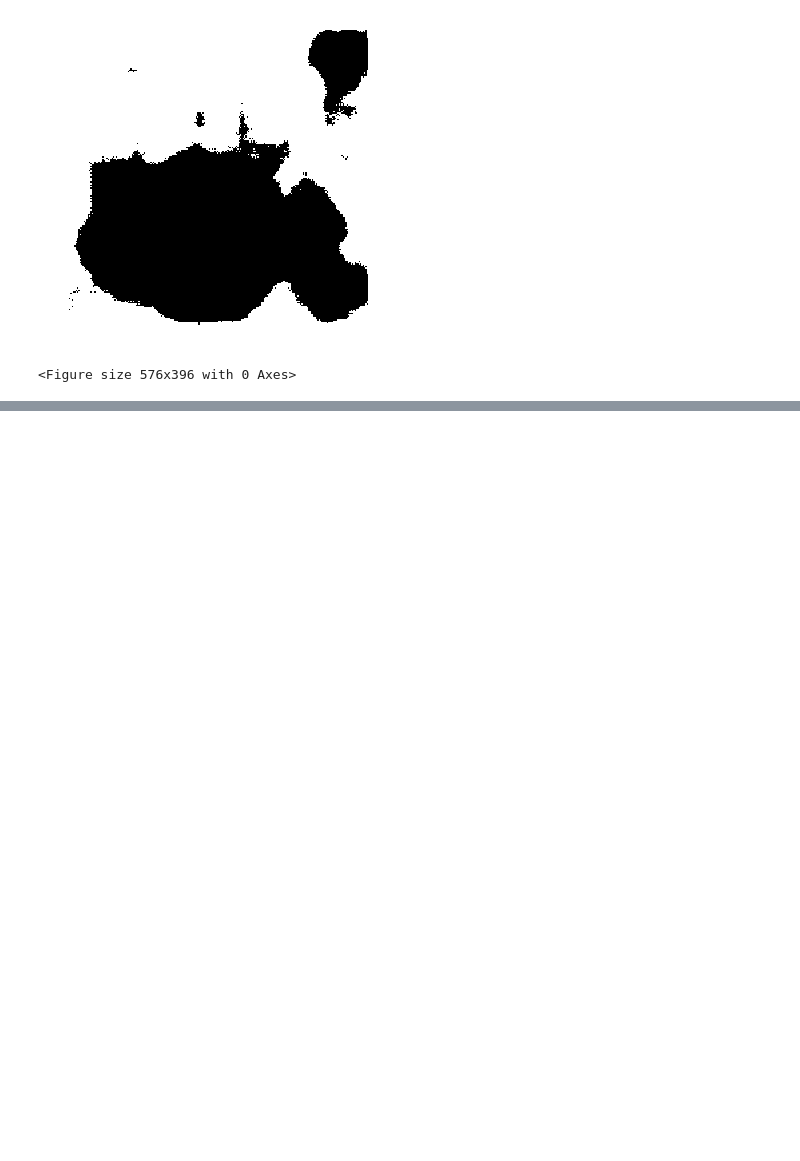
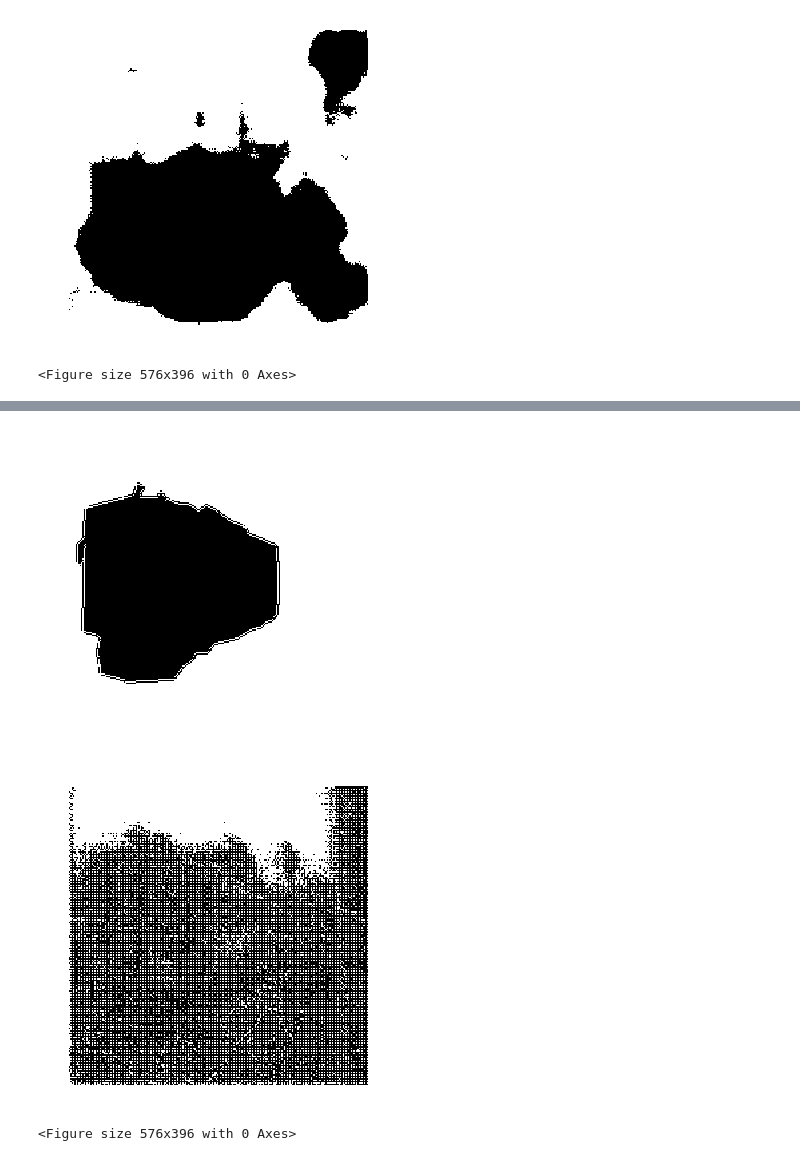
Before and after one commit to MNRKhan/aps360-project, a Jupyter notebook: trained/model_connected_vgg_19/train_vgg19.ipynb, the cells around one changed output, grey strips where cells are left out. Cells and saved outputs as stored; diff of their text form; code cells hidden in the pictures; blank space fills up the shorter version.

```diff
--- a/trained/model_connected_vgg_19/train_vgg19.ipynb
+++ b/trained/model_connected_vgg_19/train_vgg19.ipynb
@@ -142,0 +179,14 @@ Clipping input data to the valid range for imshow with RGB data ([0..1] for floa
+# %%
+net_ = extractNet_connected_vgg19()
+# %%
+
+img, target = valid_data[0]
+target = target.squeeze(0).detach().numpy()
+out = torch.sigmoid(net_(img.unsqueeze(0)))
+out = thresholdProbMask(out.squeeze(0).squeeze(0).detach()).numpy()
+imshow(target)
+imshow(out)
+# %% [output]
+[figure, added]
+[figure, added]
+<Figure size 576x396 with 0 Axes>
```
Also changed, not shown: parts of 9 cells of this notebook.
